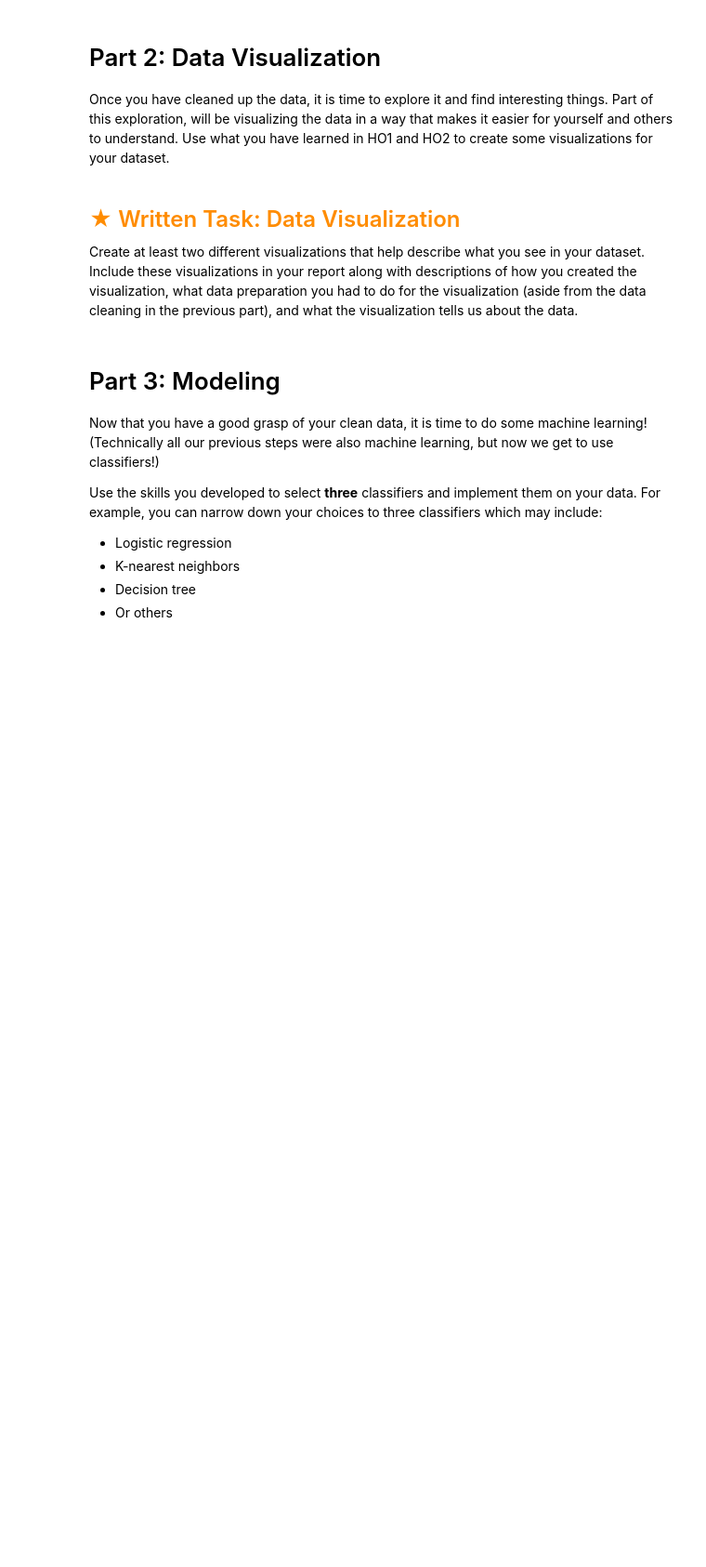
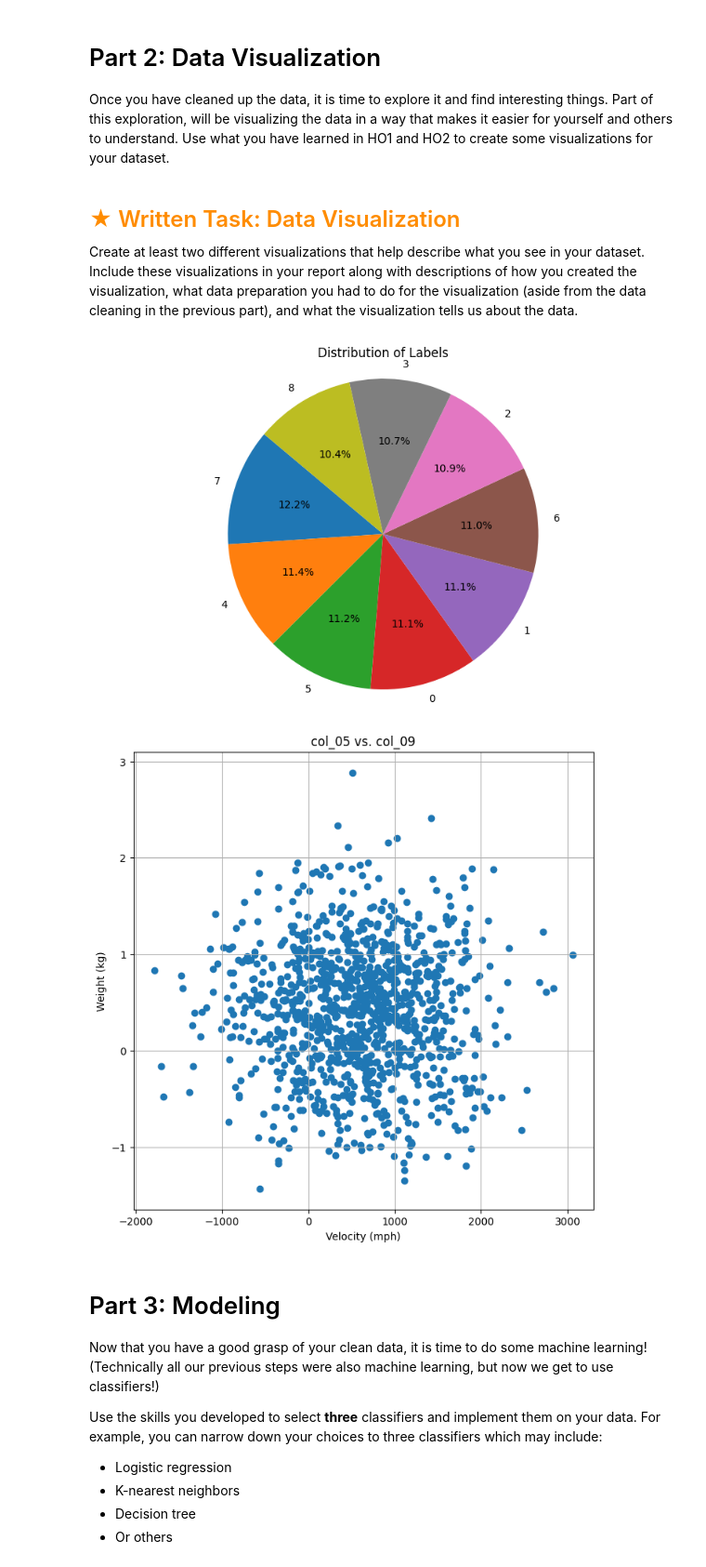
Before and after one commit to peeloo/HO5, a Jupyter notebook: assignment.ipynb, the cells around one changed output. Shown at 93% size. Cells and saved outputs as stored; diff of their text form; code cells hidden in the pictures; blank space fills up the shorter version.

Commit message:
Added some figures

```diff
--- a/assignment.ipynb
+++ b/assignment.ipynb
@@ -230,6 +231,25 @@ Include these visualizations in your report along with descriptions of
 how you created the visualization,
 what data preparation you had to do for the visualization (aside from the data cleaning in the previous part),
 and what the visualization tells us about the data.
+# %%
+label_counts = unique_data['label'].value_counts()
+plt.figure(figsize=(10, 6))
+plt.pie(label_counts, labels=label_counts.index, autopct='%1.1f%%', startangle=140)
+plt.title('Distribution of Labels')
+plt.axis('equal')
+plt.show()
+
+plt.figure(figsize=(8, 8))
+plt.scatter(unique_data['col_05'], unique_data['col_09'])
+plt.xlabel('Velocity (mph)')
+plt.ylabel('Weight (kg)')
+plt.title('col_05 vs. col_09')
+plt.grid(True)
+
+plt.show()
+# %% [output]
+[figure, added]
+[figure, added]
 # %% [markdown]
 # Part 3: Modeling
 
```
Also changed, not shown: parts of 1 cell of this notebook.
